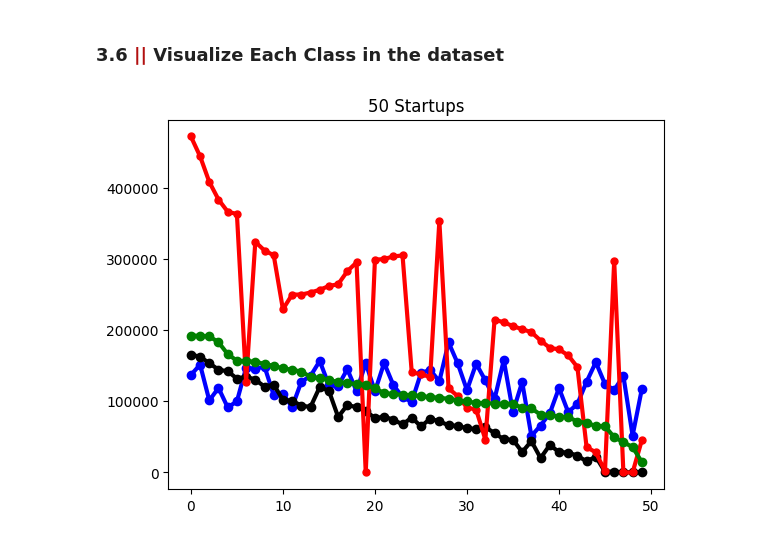
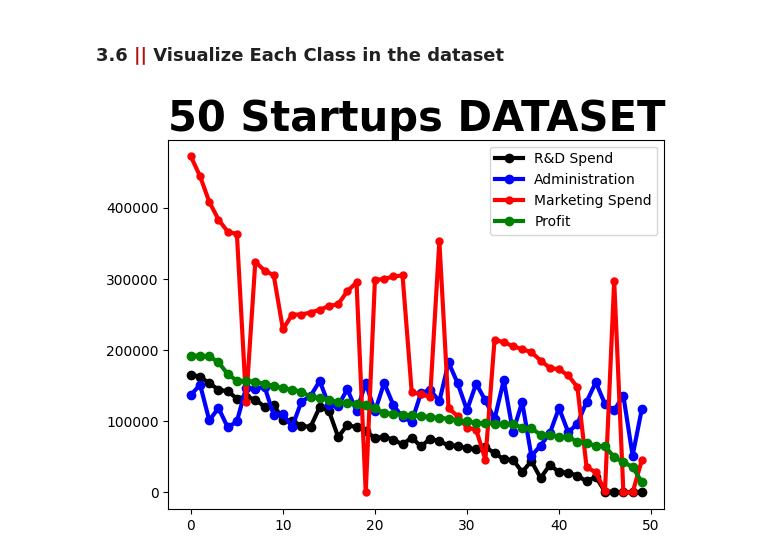
Before and after one commit to adamusengamana/Project_-50_Companies_Model-, a Jupyter notebook: Project_50_Companies_Model.ipynb, the cells around one changed output. Cells and saved outputs as stored; diff of their text form; code cells hidden in the pictures.

```diff
--- a/Project_50_Companies_Model.ipynb
+++ b/Project_50_Companies_Model.ipynb
@@ -110,17 +110,13 @@ print(df['R&D Spend'])
 # %%
 
 import numpy as np
-#labels
-yv=np.array(df['R&D Spend'])
-yd=np.array(df['Administration'] )
-ym=np.array(df['Marketing Spend'])
-yp=np.array(df['Profit'])
 
-plt.plot(yd,c='blue',marker='.',linewidth=3, markersize=12)
-plt.plot(yv,c='black',marker='.',linewidth=3, markersize=12)
-plt.plot(ym,c='red',marker='.',linewidth=3, markersize=10)
-plt.plot(yp,c='green',marker='.',linewidth=3, markersize=12)
-plt.title('50 Startups')
+plt.plot(df['R&D Spend'],c='black',marker='.',linewidth=3, markersize=12,label='R&D Spend')
+plt.plot(df['Administration'],c='blue',marker='.',linewidth=3, markersize=12,label='Administration')
+plt.plot(df['Marketing Spend'],c='red',marker='.',linewidth=3, markersize=10,label='Marketing Spend')
+plt.plot(df['Profit'],c='green',marker='.',linewidth=3, markersize=12,label='Profit')
+plt.title('50 Startups DATASET',fontdict={'fontsize': 30,'fontweight': 700,})
+plt.legend()
 plt.show()
 # %% [output]
-[figure, old version]
+[figure, new version]
```
Also changed, not shown: parts of 2 cells of this notebook.
